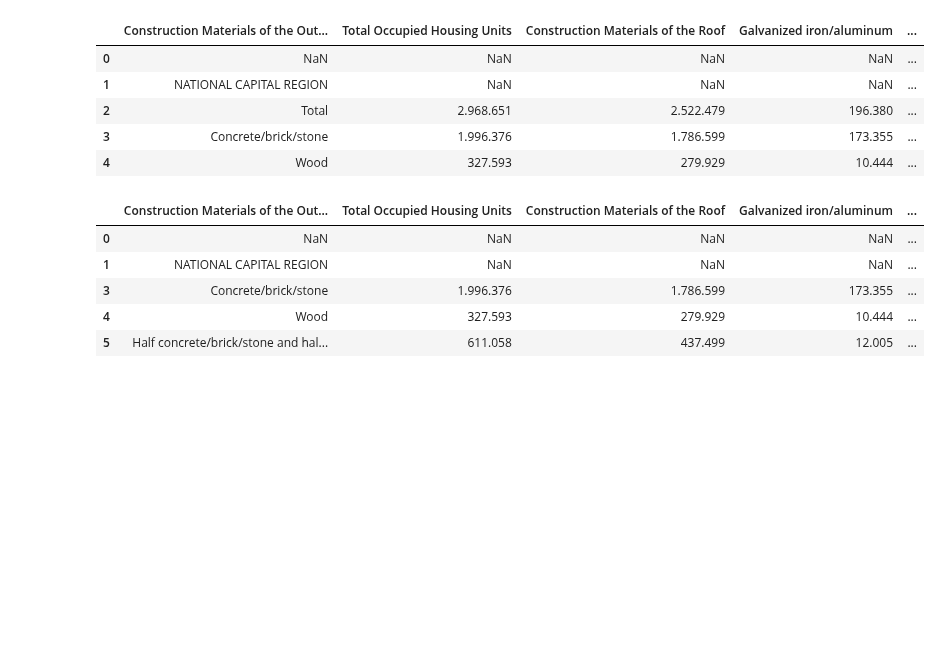
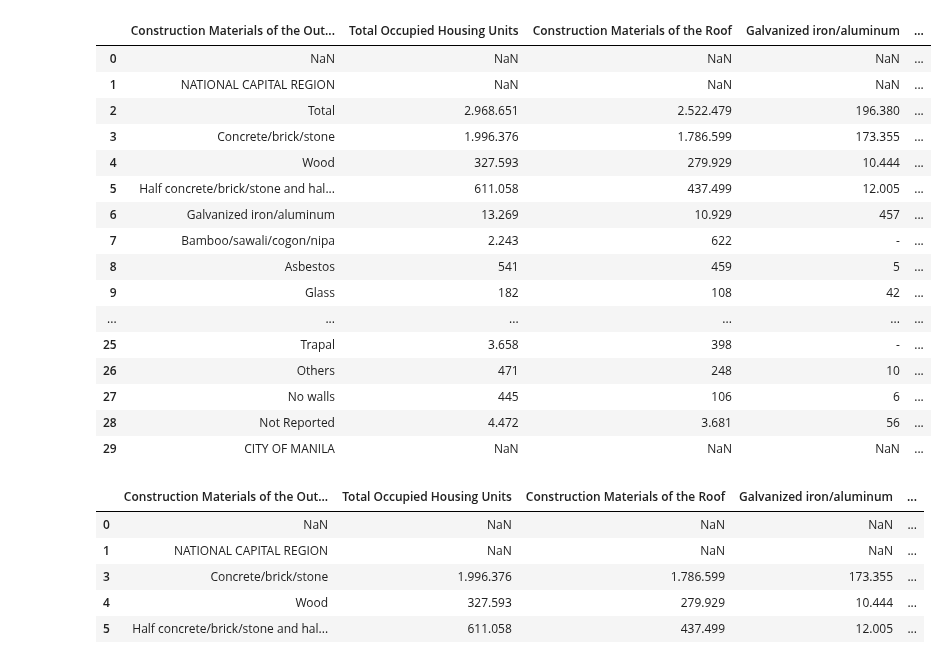
Before and after one commit to OmdenaAI/philippines-chapter-urban-vunerability, a Jupyter notebook: src/tasks/task-1-data-collection/8-housing-census-housing-material-cleaning.ipynb, the cells around one changed output. Drawn from its saved outputs; the diff is of its cells as text; code cells hidden in the pictures; blank space fills up the shorter version.

```diff
--- a/src/tasks/task-1-data-collection/8-housing-census-housing-material-cleaning.ipynb
+++ b/src/tasks/task-1-data-collection/8-housing-census-housing-material-cleaning.ipynb
@@ -80,14 +80,25 @@ DATASET_DEST = Path(
 REF_DF = Path(PROJECTROOT, "data", "cleaned-datasets", "ph-shp-file", "ph-shp-file.shp")
 # %%
 df = pd.read_csv(DATASET)
-df.head()
+df.head(30)
 # %% [output]
 |  | Construction Materials of the Out... | Total Occupied Housing Units | Construction Materials of the Roof | Galvanized iron/aluminum | ... |
 | 0 | NaN | NaN | NaN | NaN | ... |
 | 1 | NATIONAL CAPITAL REGION | NaN | NaN | NaN | ... |
 | 2 | Total | 2.968.651 | 2.522.479 | 196.380 | ... |
 | 3 | Concrete/brick/stone | 1.996.376 | 1.786.599 | 173.355 | ... |
 | 4 | Wood | 327.593 | 279.929 | 10.444 | ... |
+| 5 | Half concrete/brick/stone and hal... | 611.058 | 437.499 | 12.005 | ... |
+| 6 | Galvanized iron/aluminum | 13.269 | 10.929 | 457 | ... |
+| 7 | Bamboo/sawali/cogon/nipa | 2.243 | 622 | - | ... |
+| 8 | Asbestos | 541 | 459 | 5 | ... |
+| 9 | Glass | 182 | 108 | 42 | ... |
+| ... | ... | ... | ... | ... | ... |
+| 25 | Trapal | 3.658 | 398 | - | ... |
+| 26 | Others | 471 | 248 | 10 | ... |
+| 27 | No walls | 445 | 106 | 6 | ... |
+| 28 | Not Reported | 4.472 | 3.681 | 56 | ... |
+| 29 | CITY OF MANILA | NaN | NaN | NaN | ... |
 # %%
 df = df.loc[df["Construction Materials of the Outer Walls and City/Municipality"] != "Total"]
 # %%
```
Also changed, not shown: 3 other files.
